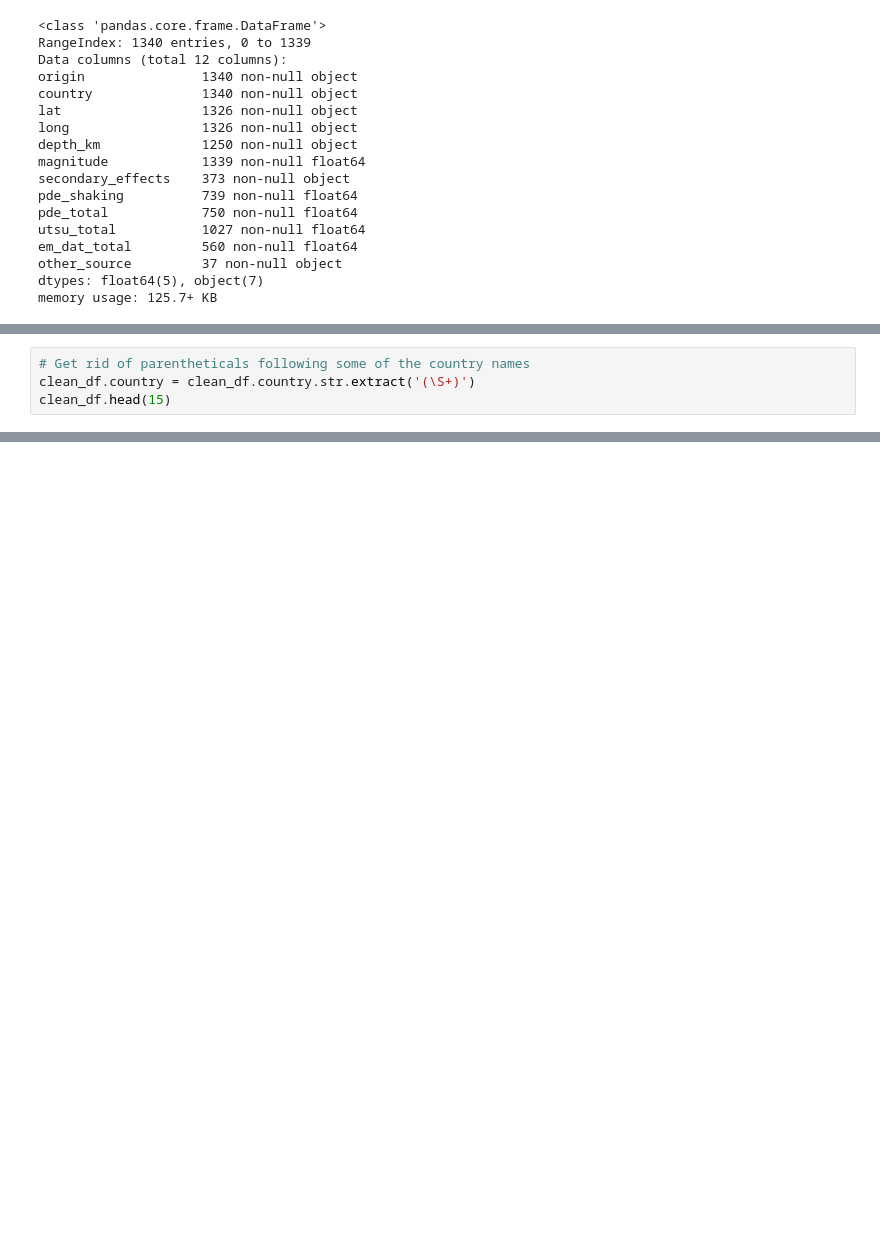
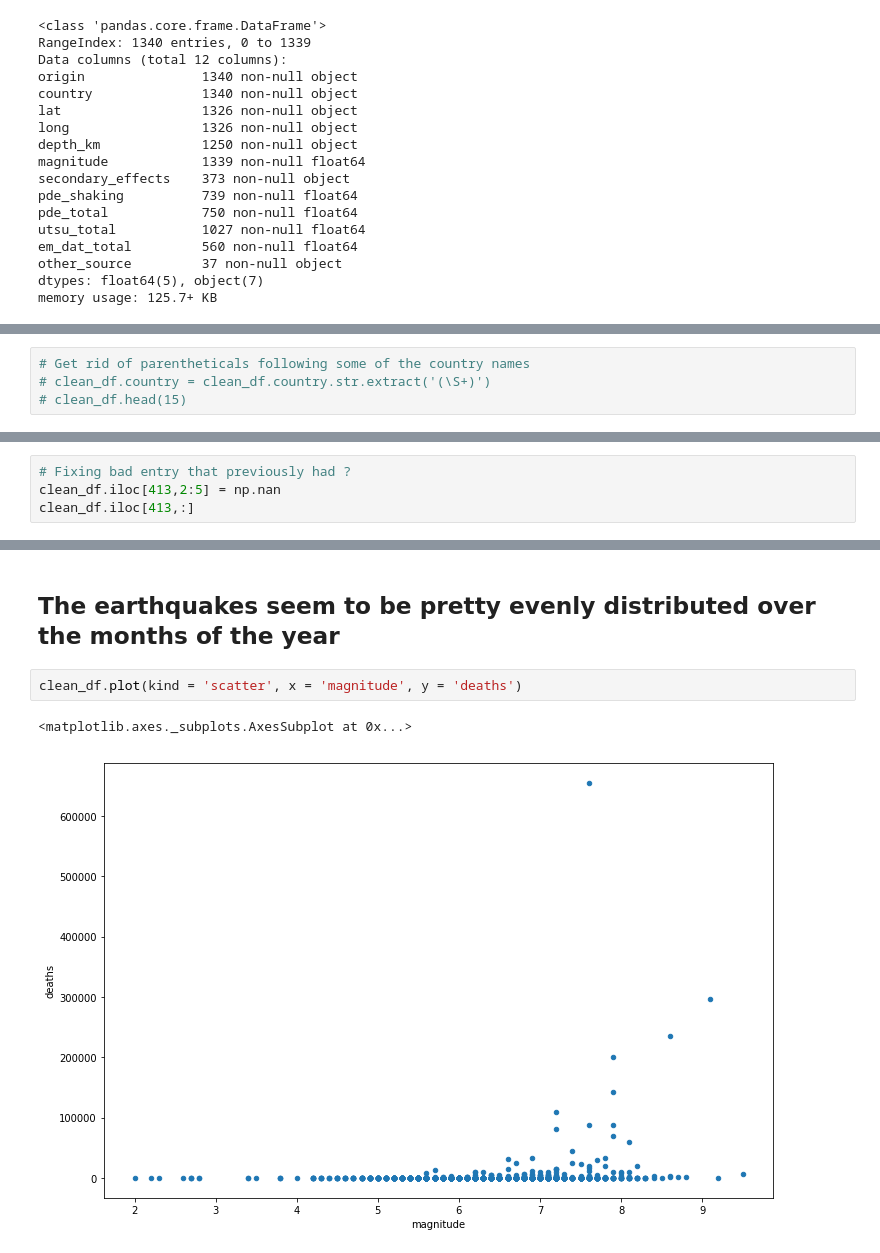
Before and after one commit to asidamo/Earthquakes-Analysis, a Jupyter notebook: DQ3_Andrew.ipynb, the cells around one changed output, grey strips where cells are left out. Drawn from its saved outputs; the diff is of its cells as text; blank space fills up the shorter version.

```diff
--- a/DQ3_Andrew.ipynb
+++ b/DQ3_Andrew.ipynb
@@ -320,5 +292,5 @@ clean_df.head()
 | 4 | 1901-03-31 07:11:00 | Bulgaria | 43.400 | 28.700 | NaN | 6.4 | NaN | NaN | NaN | ... |
 # %%
 # Get rid of parentheticals following some of the country names
-clean_df.country = clean_df.country.str.extract('(\S+)')
-clean_df.head(15)
+# clean_df.country = clean_df.country.str.extract('(\S+)')
+# clean_df.head(15)
@@ -351,0 +315,4 @@ test_str
+# %%
+# Fixing bad entry that previously had ?
+clean_df.iloc[413,2:5] = np.nan
+clean_df.iloc[413,:]
@@ -351,0 +516,7 @@ test_str
+# %% [markdown]
+## The earthquakes seem to be pretty evenly distributed over the months of the year
+# %%
+clean_df.plot(kind = 'scatter', x = 'magnitude', y = 'deaths')
+# %% [output]
+<matplotlib.axes._subplots.AxesSubplot at 0x...>
+[figure, added]
```
Also changed, not shown: parts of 28 cells of this notebook.
